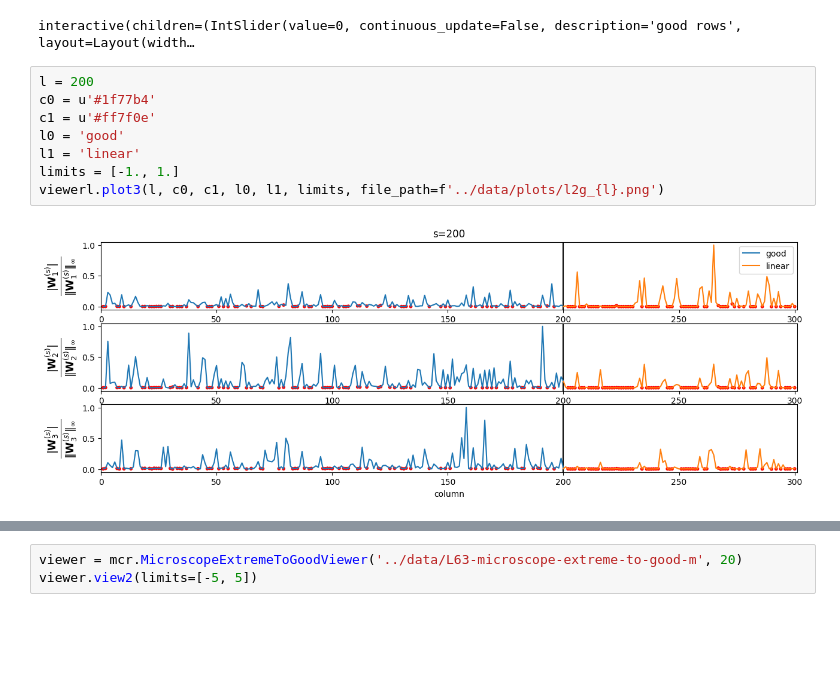
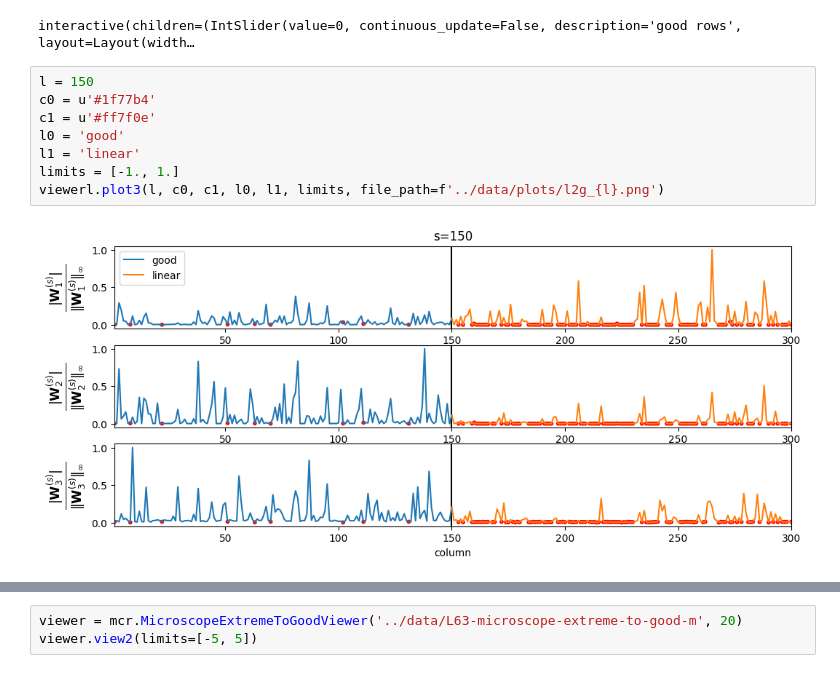
Before and after one commit to pinakm9/random-feature-map, a Jupyter notebook: notebooks/microscopy.ipynb, the cells around one changed output, grey strips where cells are left out. Saved outputs shown, nothing was run; the diff lists cells and outputs as text; blank space fills up the shorter version.

Commit message:
plot

```diff
--- a/notebooks/microscopy.ipynb
+++ b/notebooks/microscopy.ipynb
@@ -40,12 +40,12 @@ viewerl.view2(limits=[-0.5, 0.5])
 # %% [output]
 interactive(children=(IntSlider(value=0, continuous_update=False, description='good rows', layout=Layout(width…
 # %%
-l = 200
+l = 150
 c0 = u'#1f77b4'
 c1 = u'#ff7f0e'
 l0 = 'good'
 l1 = 'linear'
 limits = [-1., 1.]
 viewerl.plot3(l, c0, c1, l0, l1, limits, file_path=f'../data/plots/l2g_{l}.png')
 # %% [output]
-[figure, old version]
+[figure, new version]
```
Also changed, not shown: parts of 3 cells of this notebook, 2 other files.
